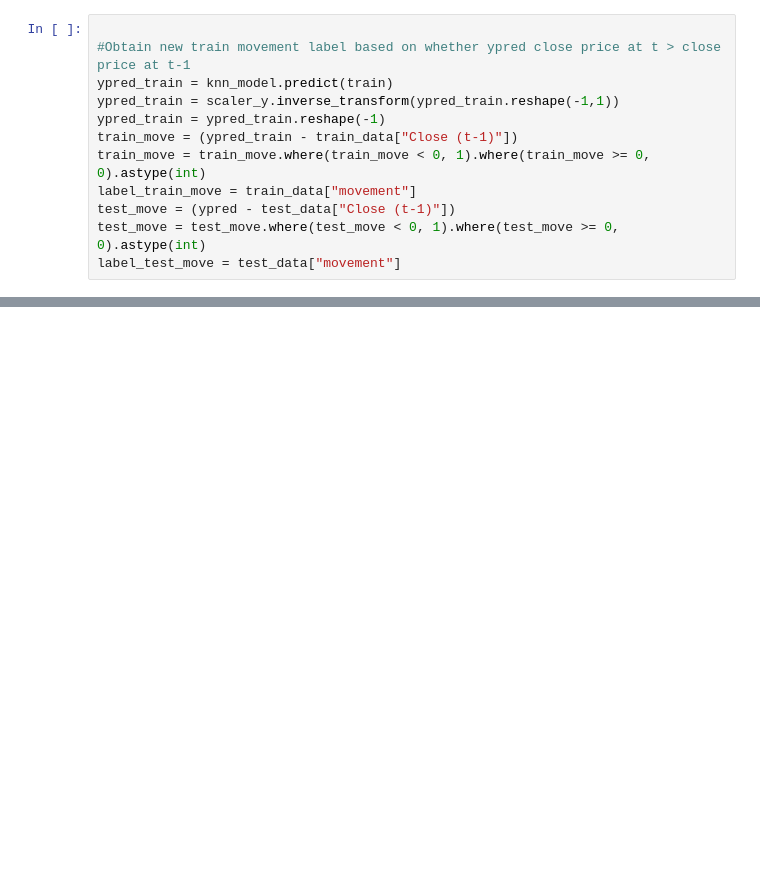
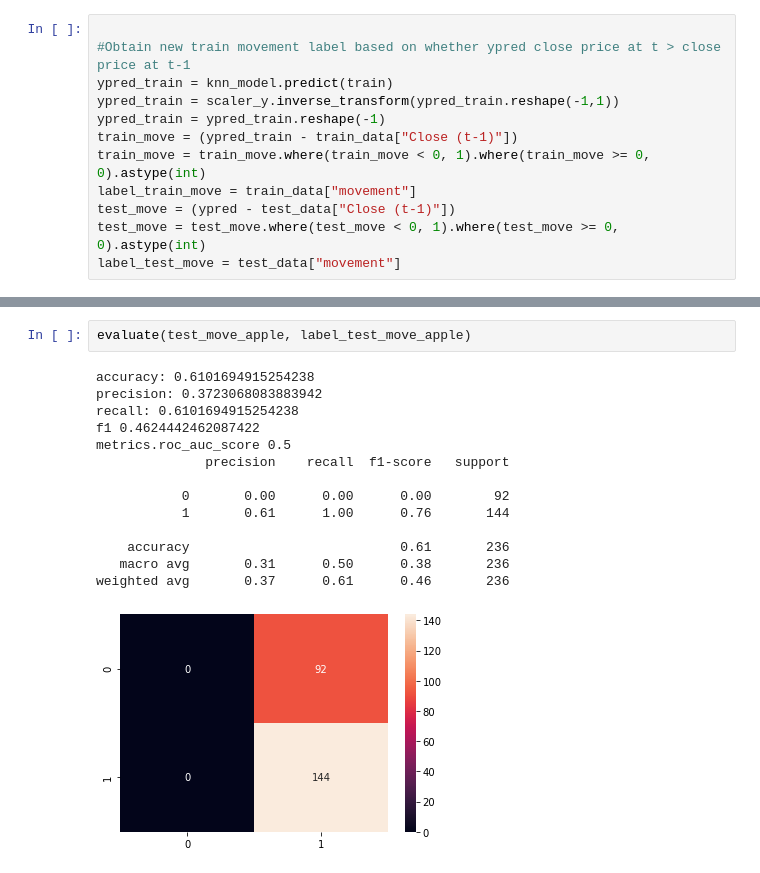
Before and after one commit to yuanxing-y/cs3244-project, a Jupyter notebook: KNN/KNN_Regressor.ipynb, the cells around one changed output, grey strips where cells are left out. Cells and saved outputs as stored; diff of their text form; blank space fills up the shorter version.

```diff
--- a/KNN/KNN_Regressor.ipynb
+++ b/KNN/KNN_Regressor.ipynb
@@ -105,0 +138,17 @@ plt.plot(label_test)
+# %%
+evaluate(test_move_apple, label_test_move_apple)
+# %% [output]
+accuracy: 0.6101694915254238
+precision: 0.3723068083883942
+recall: 0.6101694915254238
+f1 0.4624442462087422
+metrics.roc_auc_score 0.5
+              precision    recall  f1-score   support
+
+           0       0.00      0.00      0.00        92
+           1       0.61      1.00      0.76       144
+
+    accuracy                           0.61       236
+   macro avg       0.31      0.50      0.38       236
+weighted avg       0.37      0.61      0.46       236
+[figure, added]
```
Also changed, not shown: parts of 18 cells of this notebook.
